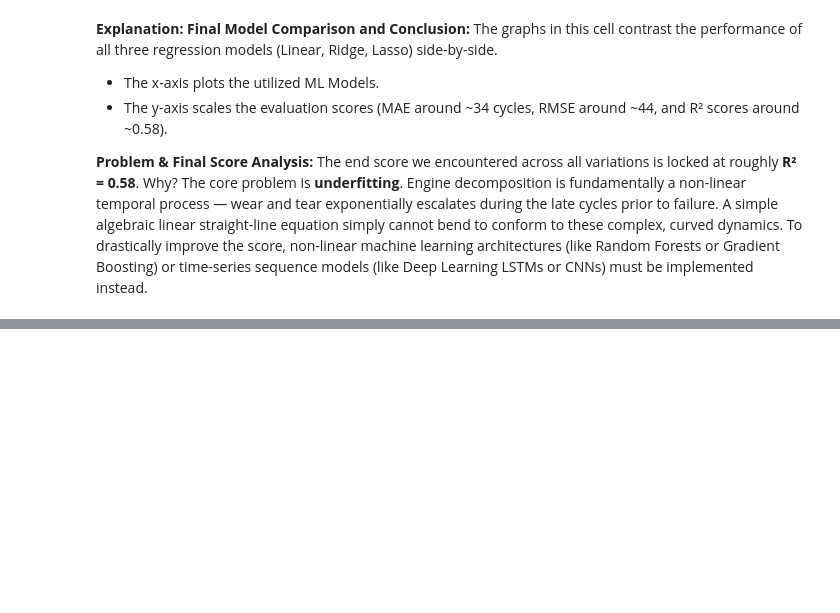
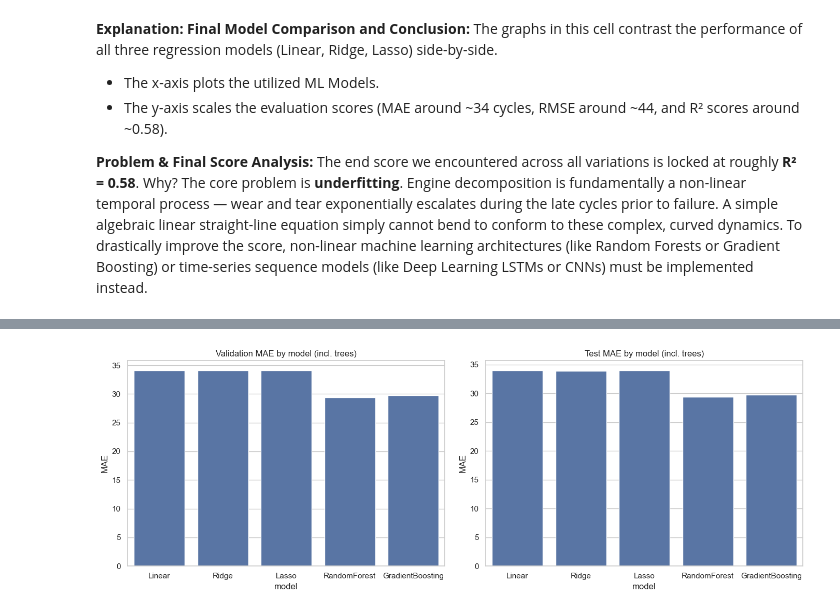
Before and after one commit to Gurpreetsingh2161/MaintAI, a Jupyter notebook: NASA_Turbofan/fd001_eda_and_models.ipynb, the cells around one changed output, grey strips where cells are left out. Drawn from its saved outputs; the diff is of its cells as text; code cells hidden in the pictures; blank space fills up the shorter version.

```diff
--- a/NASA_Turbofan/fd001_eda_and_models.ipynb
+++ b/NASA_Turbofan/fd001_eda_and_models.ipynb
@@ -555,3 +555,87 @@ The graphs in this cell contrast the performance of all three regression models
 **Problem & Final Score Analysis:**
 The end score we encountered across all variations is locked at roughly **R² = 0.58**. Why?
 The core problem is **underfitting**. Engine decomposition is fundamentally a non-linear temporal process — wear and tear exponentially escalates during the late cycles prior to failure. A simple algebraic linear straight-line equation simply cannot bend to conform to these complex, curved dynamics. To drastically improve the score, non-linear machine learning architectures (like Random Forests or Gradient Boosting) or time-series sequence models (like Deep Learning LSTMs or CNNs) must be implemented instead.
+# %%
+# 9. Tree-Based Models and Extended Comparison
+from sklearn.ensemble import RandomForestRegressor, GradientBoostingRegressor
+# Random Forest Regressor using the existing preprocessing and splits
+rf_pipeline = Pipeline(steps=[
+    ("preprocess", preprocess),
+        ("model", RandomForestRegressor(
+        n_estimators=200,
+        max_depth=10,          # LIMIT depth to reduce overfitting
+        min_samples_split=10,
+        min_samples_leaf=5,
+        max_features='sqrt',   # reduce randomness
+        random_state=42
+    )),
+])
+
+rf_pipeline.fit(X_train, y_train)
+y_train_pred_rf = rf_pipeline.predict(X_train)
+y_val_pred_rf = rf_pipeline.predict(X_val)
+y_test_pred_rf = rf_pipeline.predict(X_test)
+metrics_rf_train = regression_metrics(y_train, y_train_pred_rf)
+metrics_rf_val = regression_metrics(y_val, y_val_pred_rf)
+metrics_rf_test = regression_metrics(y_test, y_test_pred_rf)
+print_metrics("RandomForest", "train", metrics_rf_train)
+print_metrics("RandomForest", "val", metrics_rf_val)
+print_metrics("RandomForest", "test", metrics_rf_test)
+
+# Gradient Boosting Regressor
+gb_pipeline = Pipeline(steps=[
+    ("preprocess", preprocess),
+    ("model", GradientBoostingRegressor(
+        n_estimators=300,
+        learning_rate=0.05,
+        max_depth=3,
+        random_state=42,
+    )),
+])
+
+gb_pipeline.fit(X_train, y_train)
+y_train_pred_gb = gb_pipeline.predict(X_train)
+y_val_pred_gb = gb_pipeline.predict(X_val)
+y_test_pred_gb = gb_pipeline.predict(X_test)
+metrics_gb_train = regression_metrics(y_train, y_train_pred_gb)
+metrics_gb_val = regression_metrics(y_val, y_val_pred_gb)
+metrics_gb_test = regression_metrics(y_test, y_test_pred_gb)
+print_metrics("GradientBoosting", "train", metrics_gb_train)
+print_metrics("GradientBoosting", "val", metrics_gb_val)
+print_metrics("GradientBoosting", "test", metrics_gb_test)
+
+# Extended comparison including tree-based models
+extended_results = []
+
+for name, m_train, m_val, m_test in [
+    ("Linear", metrics_lr_train, metrics_lr_val, metrics_lr_test),
+    ("Ridge", metrics_ridge_train, metrics_ridge_val, metrics_ridge_test),
+    ("Lasso", metrics_lasso_train, metrics_lasso_val, metrics_lasso_test),
+    ("RandomForest", metrics_rf_train, metrics_rf_val, metrics_rf_test),
+    ("GradientBoosting", metrics_gb_train, metrics_gb_val, metrics_gb_test),
+]:
+    extended_results.append({"model": name, "split": "train", **m_train})
+    extended_results.append({"model": name, "split": "val", **m_val})
+    extended_results.append({"model": name, "split": "test", **m_test})
+extended_results_df = pd.DataFrame(extended_results)
+
+print("Extended summary of metrics (MAE, RMSE, R2):")
+display(extended_results_df)
+
+val_test_ext = extended_results_df[extended_results_df["split"].isin(["val", "test"])]
+fig, ax = plt.subplots(1, 2, figsize=(14, 5))
+sns.barplot(data=val_test_ext[val_test_ext["split"] == "val"], x="model", y="MAE", ax=ax[0])
+ax[0].set_title("Validation MAE by model (incl. trees)")
+sns.barplot(data=val_test_ext[val_test_ext["split"] == "test"], x="model", y="MAE", ax=ax[1])
+ax[1].set_title("Test MAE by model (incl. trees)")
+plt.tight_layout()
+plt.show()
+
+fig, ax = plt.subplots(1, 2, figsize=(14, 5))
+sns.barplot(data=val_test_ext[val_test_ext["split"] == "val"], x="model", y="RMSE", ax=ax[0])
+ax[0].set_title("Validation RMSE by model (incl. trees)")
+sns.barplot(data=val_test_ext[val_test_ext["split"] == "test"], x="model", y="RMSE", ax=ax[1])
+ax[1].set_title("Test RMSE by model (incl. trees)")
+plt.tight_layout()
+plt.show()
+# %% [output]
@@ -557,0 +665 @@ The core problem is **underfitting**. Engine decomposition is fundamentally a no
+[figure, added]
```
Also changed, not shown: parts of 4 cells of this notebook, 1 other file.
